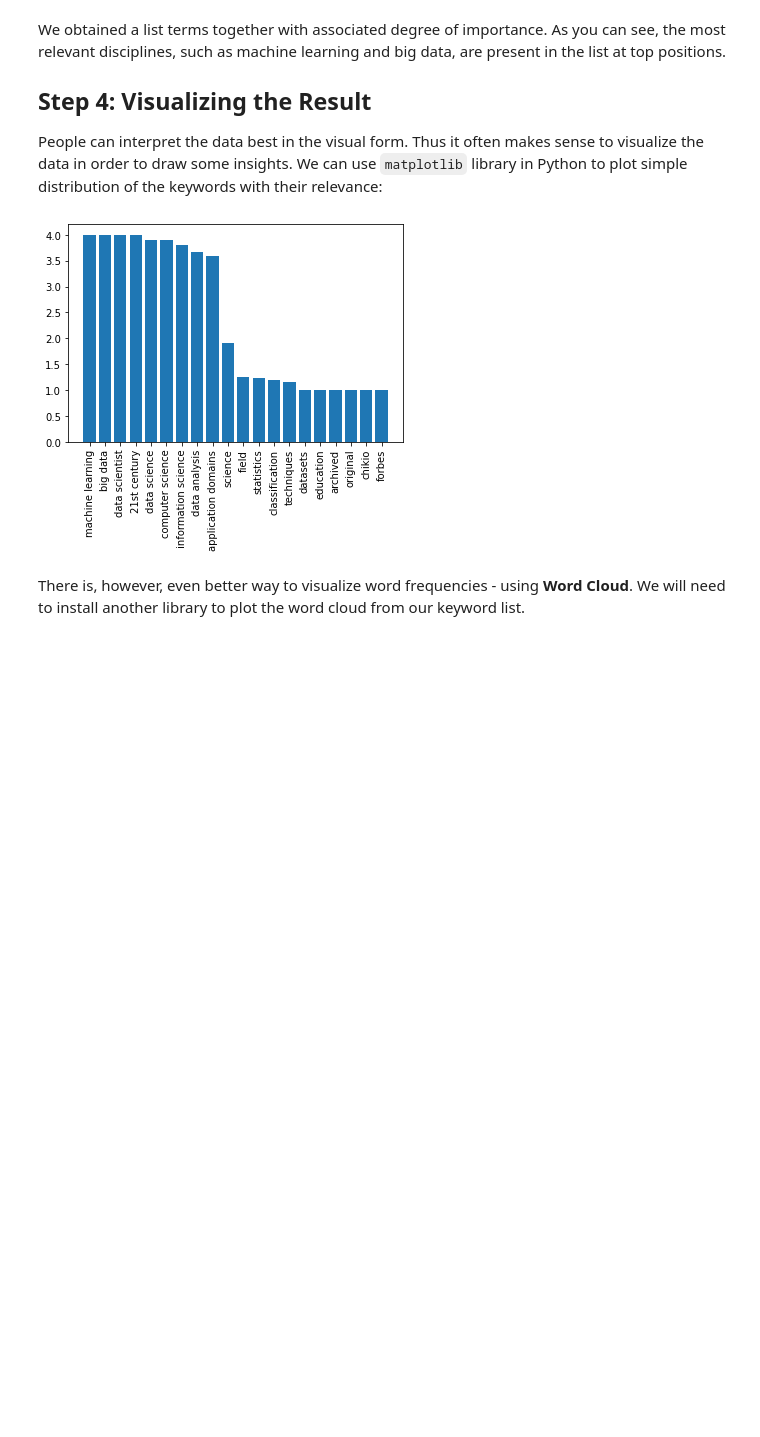
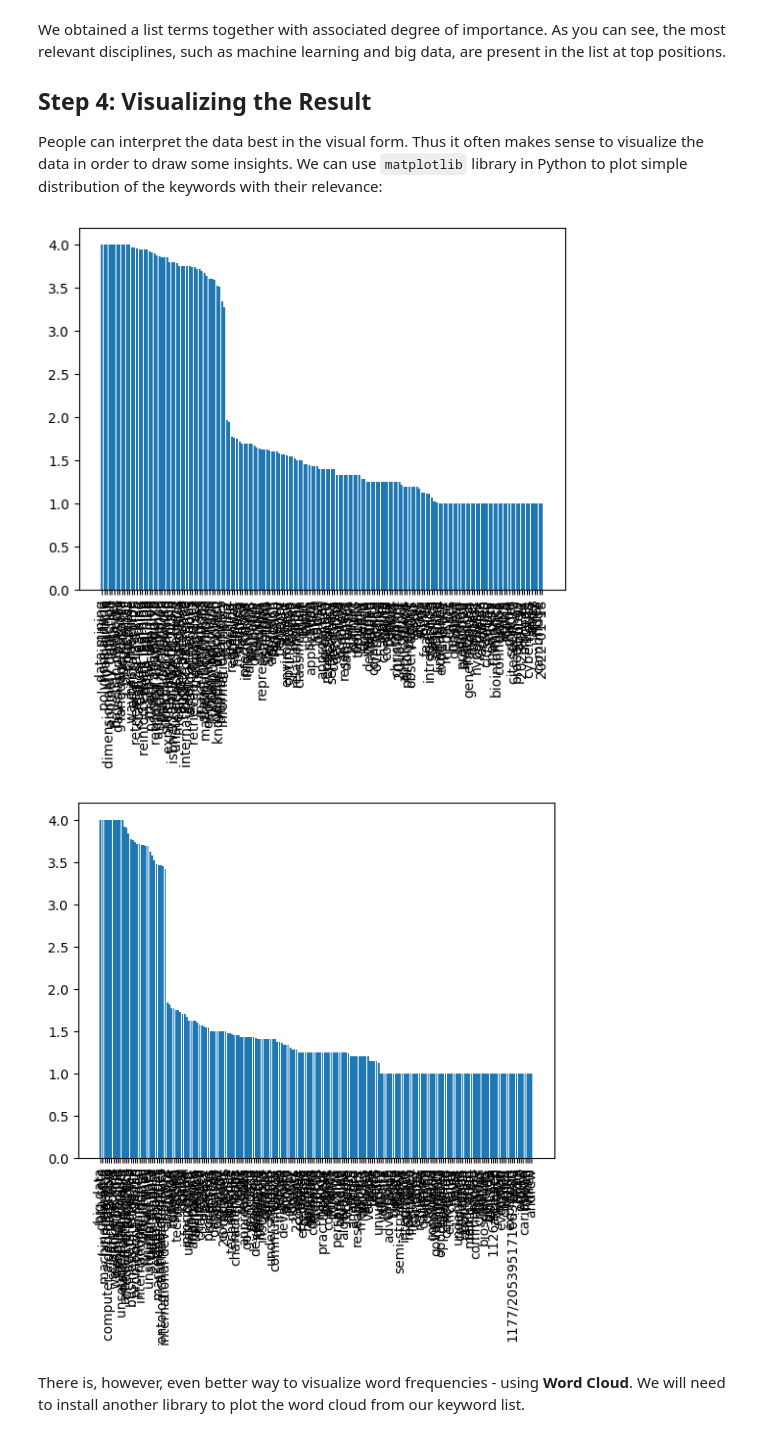
Before and after one commit to aaronb137/Data-Science-For-Beginners, a Jupyter notebook: 1-Introduction/01-defining-data-science/notebook.ipynb, the cells around one changed output. Saved outputs shown, nothing was run; the diff lists cells and outputs as text; code cells hidden in the pictures; blank space fills up the shorter version.

```diff
--- a/1-Introduction/01-defining-data-science/notebook.ipynb
+++ b/1-Introduction/01-defining-data-science/notebook.ipynb
@@ -50,7 +61,14 @@ class MyHTMLParser(HTMLParser):
         self.res += ' '+data.replace('[ edit ]','')
 
 parser = MyHTMLParser()
+parseML = MyHTMLParser()
+
 parser.feed(text)
+parseML.feed(textML)
+
 text = parser.res
+textML = parseML.res
+
+print(textML[:1000])
 print(text[:1000])
 # %% [output]
@@ -81,6 +124,10 @@ The main functionality is available from `Rake` object, which we can customize u
 # %%
 import nlp_rake
 extractor = nlp_rake.Rake(max_words=2,min_freq=3,min_chars=5)
-res = extractor.apply(text)
-res
+wholeRes = extractor.apply(text) + extractor.apply(textML)
+MLres = extractor.apply(textML)
+bigRes = extractor.apply(text)
+print(MLres)
+print('')
+print(bigRes)
 # %% [output]
@@ -114,15 +144,17 @@ People can interpret the data best in the visual form. Thus it often makes sense
 # %%
 import matplotlib.pyplot as plt
 
 def plot(pair_list):
     k,v = zip(*pair_list)
     plt.bar(range(len(k)),v)
     plt.xticks(range(len(k)),k,rotation='vertical')
     plt.show()
 
-plot(res)
+plot(MLres)
+plot(bigRes)
 # %% [output]
-[figure, old version]
+[figure, new version]
+[figure, added]
 # %% [markdown]
 There is, however, even better way to visualize word frequencies - using **Word Cloud**. We will need to install another library to plot the word cloud from our keyword list.
 # %%
```
Also changed, not shown: parts of 9 cells of this notebook, 3 other files.
